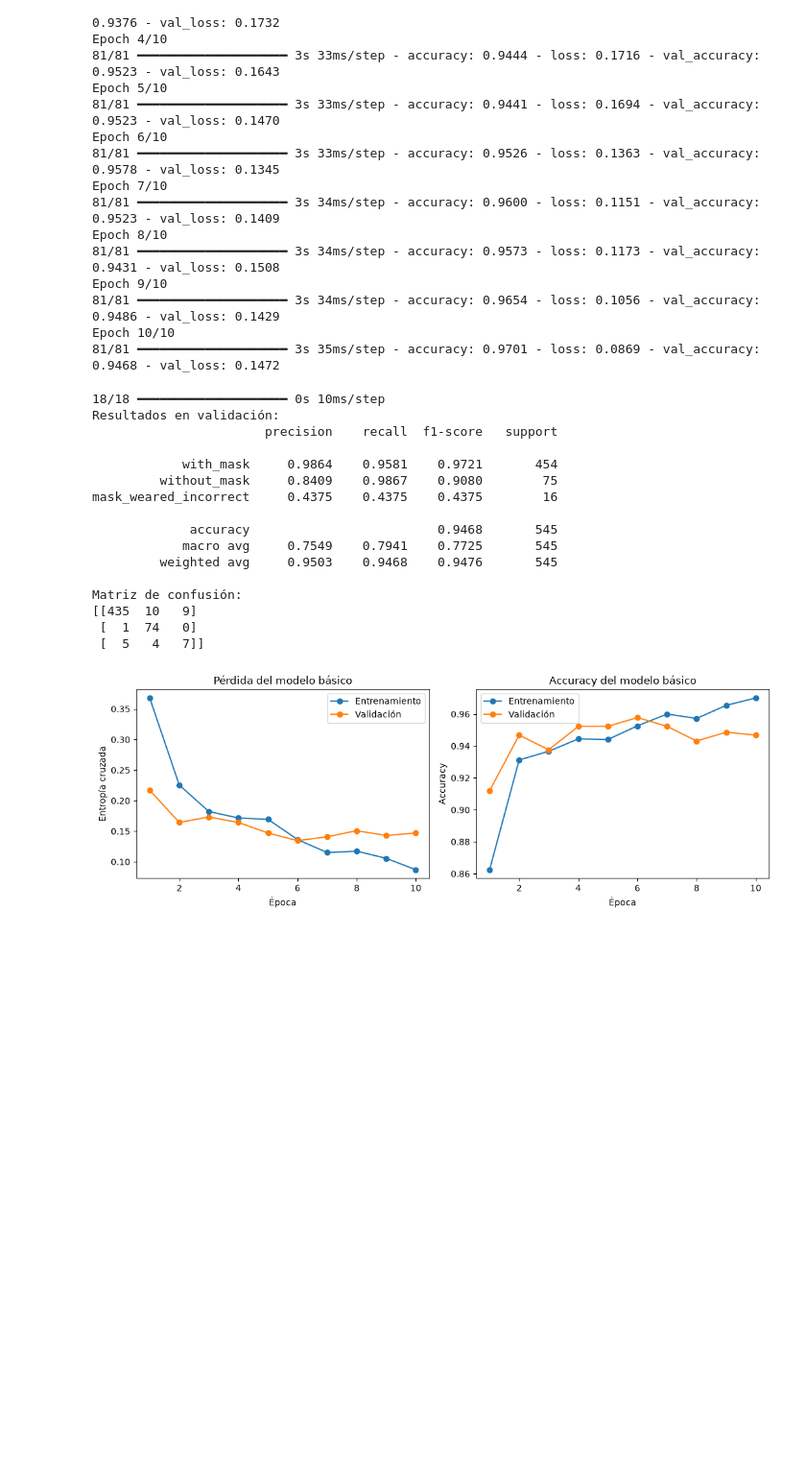
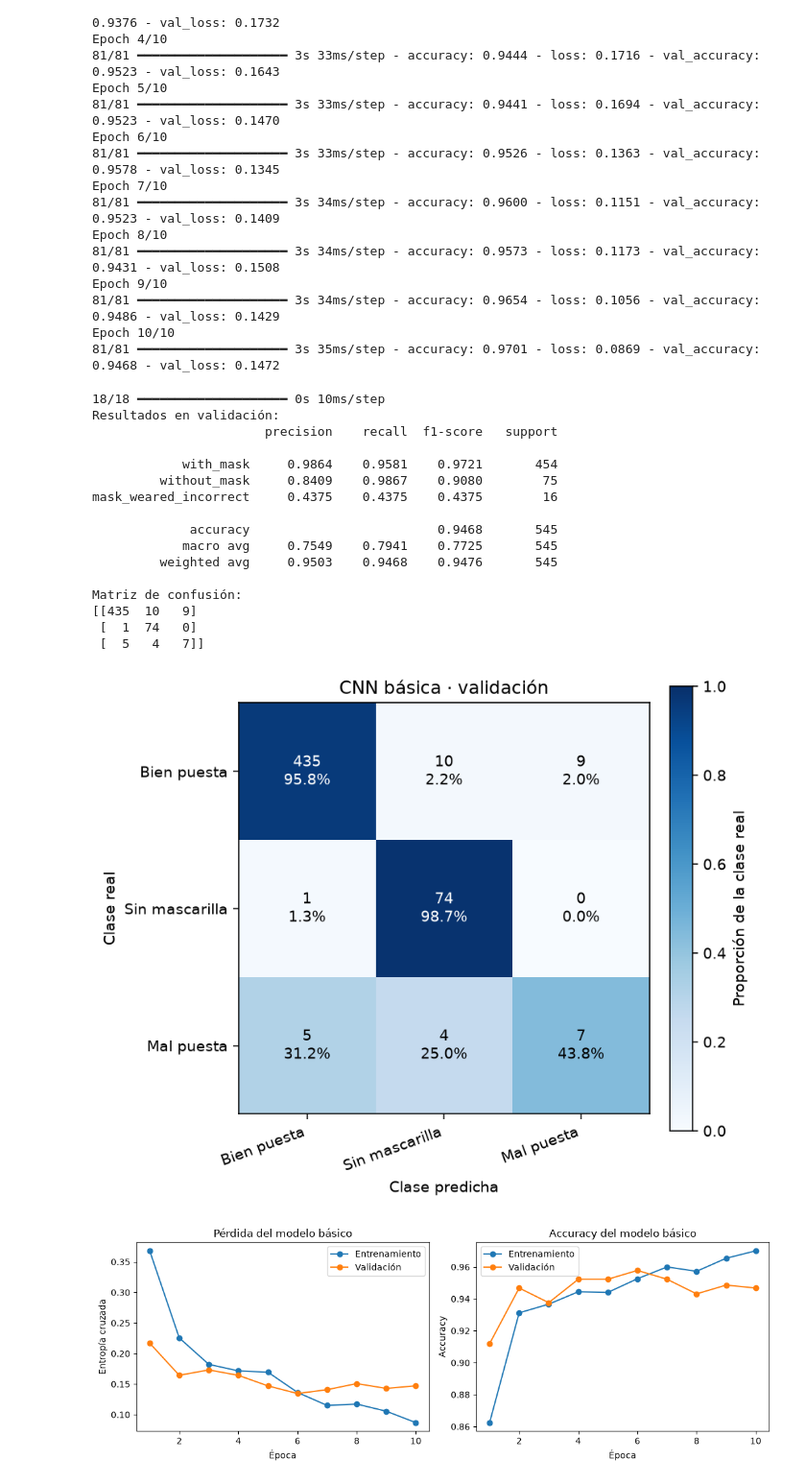
Before and after one commit to eduabz/deeplearning, a Jupyter notebook: notebooks/02_modelos_cnn.ipynb, the cells around one changed output. Shown at 96% size. Drawn from its saved outputs; the diff is of its cells as text; code cells hidden in the pictures; blank space fills up the shorter version.

Commit message:
Show validation confusion plots beside each CNN evaluation

```diff
--- a/notebooks/02_modelos_cnn.ipynb
+++ b/notebooks/02_modelos_cnn.ipynb
@@ -146,33 +146,66 @@ print(
         digits=4,
         zero_division=0,
     )
 )
 
 print("Matriz de confusión:")
 print(
     confusion_matrix(
         etiquetas_reales,
         etiquetas_predichas,
         labels=[0, 1, 2],
     )
 )
+import matplotlib.pyplot as plt
+
+
+def graficar_matriz(etiquetas_reales, etiquetas_predichas, titulo):
+    matriz = confusion_matrix(
+        etiquetas_reales, etiquetas_predichas, labels=[0, 1, 2]
+    )
+    porcentajes = matriz / matriz.sum(axis=1, keepdims=True)
+    nombres = ["Bien puesta", "Sin mascarilla", "Mal puesta"]
+
+    fig, eje = plt.subplots(figsize=(6, 5), layout="constrained")
+    imagen = eje.imshow(porcentajes, cmap="Blues", vmin=0, vmax=1)
+
+    for fila in range(3):
+        for columna in range(3):
+            valor = porcentajes[fila, columna]
+            eje.text(
+                columna, fila,
+                f"{matriz[fila, columna]}\n{valor:.1%}",
+                ha="center", va="center",
+                color="white" if valor > 0.5 else "black",
+            )
+
+    eje.set_xticks(range(3), nombres, rotation=20, ha="right")
+    eje.set_yticks(range(3), nombres)
+    eje.set_xlabel("Clase predicha")
+    eje.set_ylabel("Clase real")
+    eje.set_title(titulo)
+    fig.colorbar(imagen, ax=eje, label="Proporción de la clase real")
+    plt.show()
+
+graficar_matriz(etiquetas_reales, etiquetas_predichas, "CNN básica · validación")
 # %% [output]
 18/18 ━━━━━━━━━━━━━━━━━━━━ 0s 10ms/step
 Resultados en validación:
                        precision    recall  f1-score   support
 
             with_mask     0.9864    0.9581    0.9721       454
          without_mask     0.8409    0.9867    0.9080        75
 mask_weared_incorrect     0.4375    0.4375    0.4375        16
 
              accuracy                         0.9468       545
             macro avg     0.7549    0.7941    0.7725       545
          weighted avg     0.9503    0.9468    0.9476       545
 
 Matriz de confusión:
 [[435  10   9]
  [  1  74   0]
  [  5   4   7]]
+[figure, added]
 # %%
 import matplotlib.pyplot as plt
 
```
Also changed, not shown: parts of 2 cells of this notebook, 1 other file.
